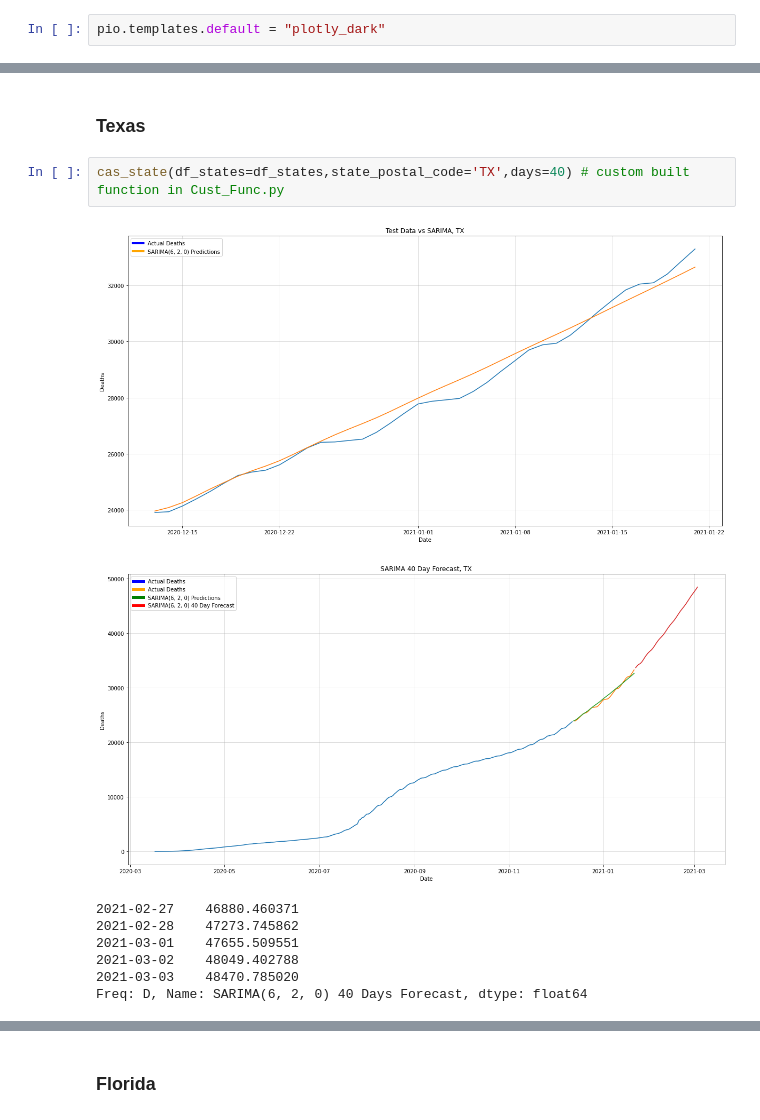
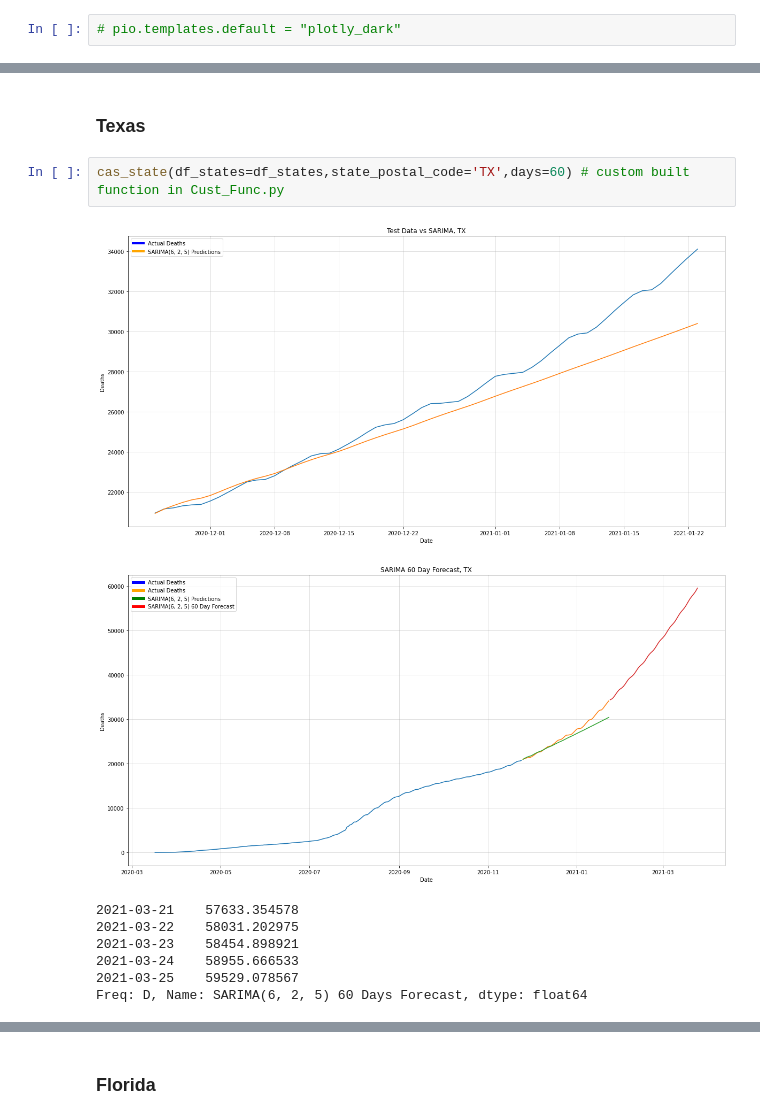
Before and after one commit to JosephDenney/Covid_Analysis, a Jupyter notebook: EDA_Notebook.ipynb, the cells around one changed output, grey strips where cells are left out. Drawn from its saved outputs; the diff is of its cells as text.

```diff
--- a/EDA_Notebook.ipynb
+++ b/EDA_Notebook.ipynb
@@ -780,3 +666,3 @@ make_options(state_postal)
 # %%
-pio.templates.default = "plotly_dark"
+# pio.templates.default = "plotly_dark"
 # %%
@@ -895,14 +779,14 @@ Freq: D, Name: SARIMA(0, 2, 1) 40 Days Forecast, dtype: float64
 # %% [markdown]
 ### Texas
 # %%
-cas_state(df_states=df_states,state_postal_code='TX',days=40) # custom built function in Cust_Func.py
+cas_state(df_states=df_states,state_postal_code='TX',days=60) # custom built function in Cust_Func.py
 # %% [output]
-[figure, old version]
+[figure, new version]
-[figure, old version]
+[figure, new version]
-2021-02-27    46880.460371
-2021-02-28    47273.745862
-2021-03-01    47655.509551
-2021-03-02    48049.402788
-2021-03-03    48470.785020
-Freq: D, Name: SARIMA(6, 2, 0) 40 Days Forecast, dtype: float64
+2021-03-21    57633.354578
+2021-03-22    58031.202975
+2021-03-23    58454.898921
+2021-03-24    58955.666533
+2021-03-25    59529.078567
+Freq: D, Name: SARIMA(6, 2, 5) 60 Days Forecast, dtype: float64
 # %%
```
Also changed, not shown: parts of 90 cells of this notebook, 1 other file.
